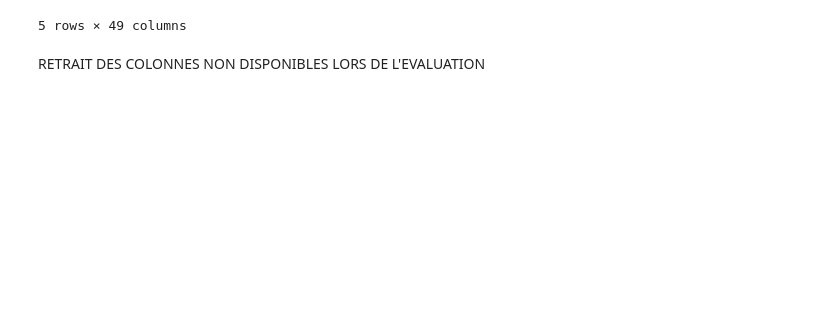
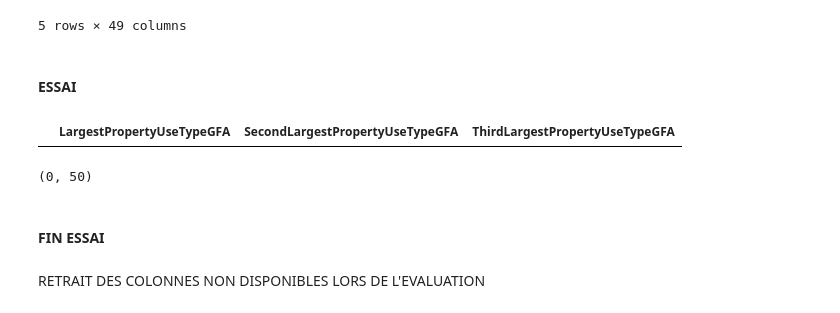
Before and after one commit to EP-portfolio/PROJET_4, a Jupyter notebook: PROJET_4.ipynb, the cells around one changed output. Saved outputs shown, nothing was run; the diff lists cells and outputs as text; code cells hidden in the pictures; blank space fills up the shorter version.

```diff
--- a/PROJET_4.ipynb
+++ b/PROJET_4.ipynb
@@ -1501,3 +1486,14 @@ final_df.head()
 | 3 | 5 | NonResidential | HOTEL MAX | 620 STEWART ST | 98101.0 | 0659000640 | ... |
 | 4 | 8 | NonResidential | WARWICK SEATTLE HOTEL (ID8) | 401 LENORA ST | 98121.0 | 0659000970 | ... |
 5 rows × 49 columns
+# %% [markdown]
+#### ESSAI
+# %%
+final_df['GFA_PRED']=final_df['LargestPropertyUseTypeGFA'].fillna(0)+\
+final_df['SecondLargestPropertyUseTypeGFA'].fillna(0)+\
+final_df['ThirdLargestPropertyUseTypeGFA'].fillna(0)
+# %%
+final_df.loc[final_df['GFA_PRED'].isna(),['LargestPropertyUseTypeGFA','SecondLargestPropertyUseTypeGFA',
+                                          'ThirdLargestPropertyUseTypeGFA']]
+# %% [output]
+|  | LargestPropertyUseTypeGFA | SecondLargestPropertyUseTypeGFA | ThirdLargestPropertyUseTypeGFA |
@@ -1504,3 +1502,9 @@ final_df.head()
+# %%
+final_df.loc[final_df['GFA_PRED']==0].shape
+# %% [output]
+(0, 50)
+# %% [markdown]
+#### FIN ESSAI
 # %% [markdown]
 RETRAIT DES COLONNES NON DISPONIBLES LORS DE L'EVALUATION
 # %%
```
Also changed, not shown: parts of 3 cells of this notebook, 2 other files.
